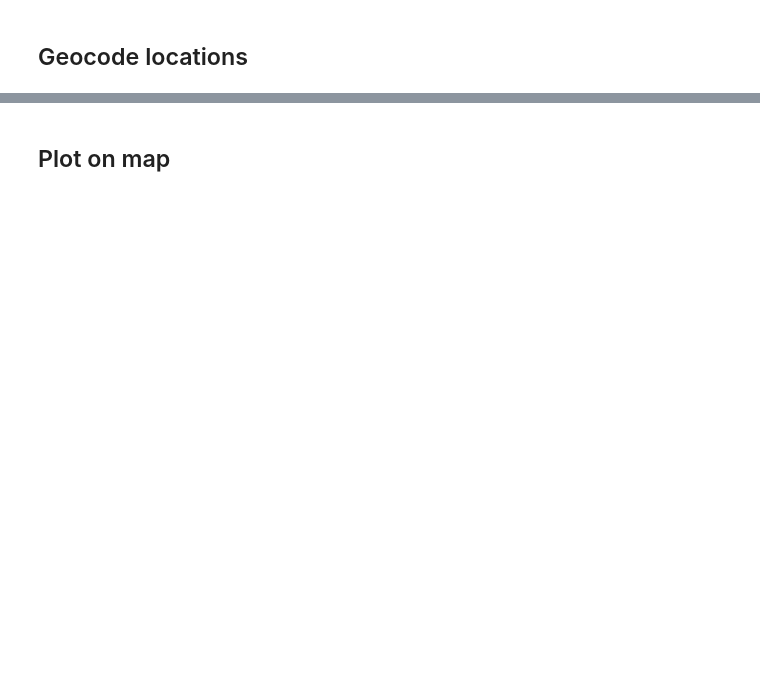
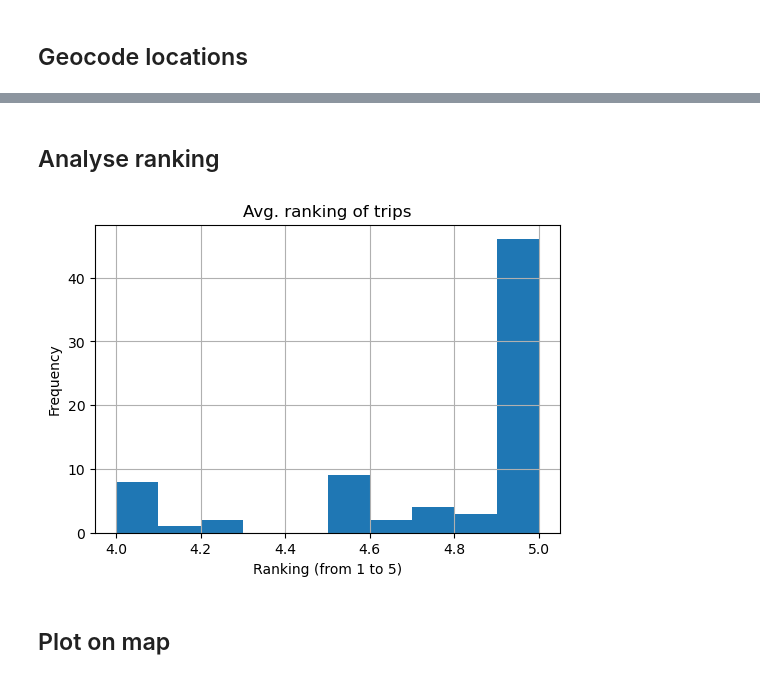
Before and after one commit to mario-gellrich-zhaw/spatial_data_analysis, a Jupyter notebook: 08_Python_Tripadvisor/tripadvisor_spatial.ipynb, the cells around one changed output, grey strips where cells are left out. Cells and saved outputs as stored; diff of their text form; code cells hidden in the pictures; blank space fills up the shorter version.

```diff
--- a/08_Python_Tripadvisor/tripadvisor_spatial.ipynb
+++ b/08_Python_Tripadvisor/tripadvisor_spatial.ipynb
@@ -114,3 +269,28 @@ print(df_geocoded)
+# %% [markdown]
+## Analyse ranking
+# %%
+# Extract numbers from the string
+merged_df['ranking'] = merged_df['ranking_raw'].str.strip()
+merged_df['ranking'] = merged_df['ranking'].str[:3].astype(float)
+merged_df
+
+# Pivot table to get the average ranking for each trip
+pivot_table = merged_df.pivot_table(index='location',
+                                    values='ranking',
+                                    aggfunc='mean').reset_index()
+
+pivot_table.sort_values(by='ranking', ascending=False)
+
+# Histogram with avg. ranking of trips
+plt.figure(figsize=(6, 4))
+plt.hist(pivot_table['ranking'])
+plt.title('Avg. ranking of trips')
+plt.xlabel('Ranking (from 1 to 5)')
+plt.ylabel('Frequency')
+plt.grid()
+plt.show()
+# %% [output]
+[figure, added]
 # %% [markdown]
 ## Plot on map
 # %%
```
Also changed, not shown: parts of 17 cells of this notebook, 1 other file.
